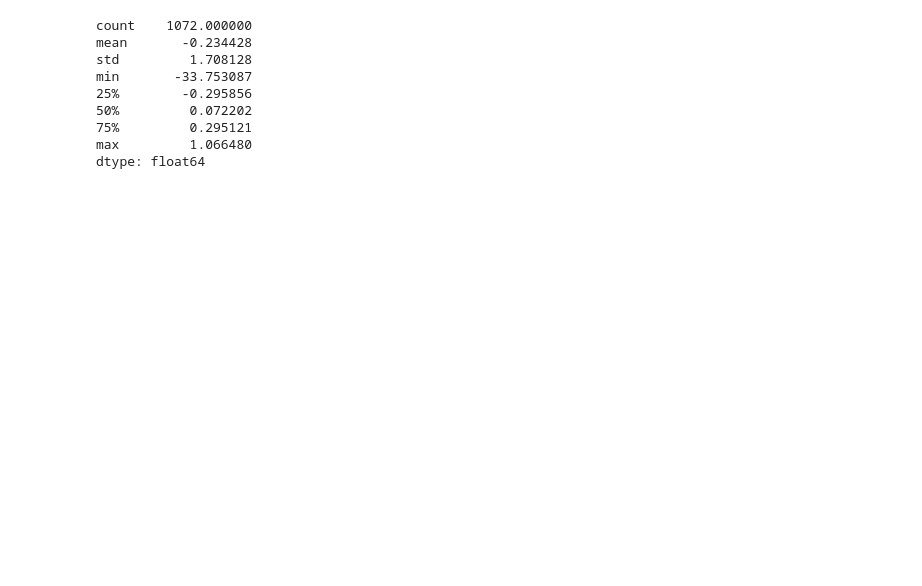
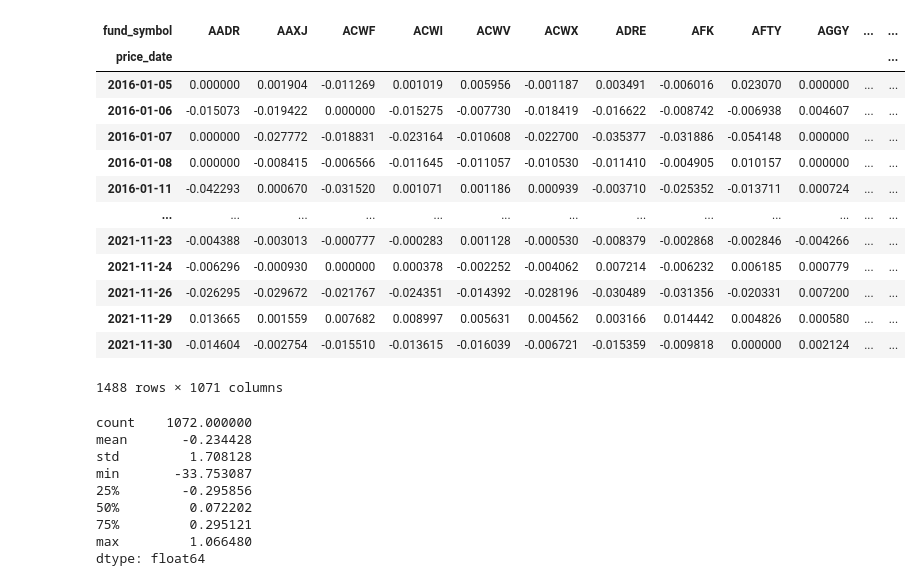
Before and after one commit to ammo888/nu_project1, a Jupyter notebook: ETF_TNX.ipynb, the cells around one changed output. Cells and saved outputs as stored; diff of their text form; code cells hidden in the pictures; blank space fills up the shorter version.

```diff
--- a/ETF_TNX.ipynb
+++ b/ETF_TNX.ipynb
@@ -9,7 +9,7 @@ import seaborn as sns
 # %%
 # Import CSV file of ETFs
 
-etf_df = pd.read_csv('ETF prices.csv', parse_dates=True, infer_datetime_format=True)
+etf_df = pd.read_csv('data/ETF prices.csv', parse_dates=True, infer_datetime_format=True)
 # %%
 # Drop unneeded columns from DataFrame
 
@@ -30,6 +30,23 @@ etf_pivot_df = etf_pivot.dropna(axis='columns')
 #Find the daily returns of each ETF
 
 etf_returns = etf_pivot_df.pct_change().dropna()
+# %%
+etf_returns
+# %% [output]
+| fund_symbol | AADR | AAXJ | ACWF | ACWI | ACWV | ACWX | ADRE | AFK | AFTY | AGGY | ... | ... |
+| price_date |  |  |  |  |  |  |  |  |  |  |  | ... |
+| 2016-01-05 | 0.000000 | 0.001904 | -0.011269 | 0.001019 | 0.005956 | -0.001187 | 0.003491 | -0.006016 | 0.023070 | 0.000000 | ... | ... |
+| 2016-01-06 | -0.015073 | -0.019422 | 0.000000 | -0.015275 | -0.007730 | -0.018419 | -0.016622 | -0.008742 | -0.006938 | 0.004607 | ... | ... |
+| 2016-01-07 | 0.000000 | -0.027772 | -0.018831 | -0.023164 | -0.010608 | -0.022700 | -0.035377 | -0.031886 | -0.054148 | 0.000000 | ... | ... |
+| 2016-01-08 | 0.000000 | -0.008415 | -0.006566 | -0.011645 | -0.011057 | -0.010530 | -0.011410 | -0.004905 | 0.010157 | 0.000000 | ... | ... |
+| 2016-01-11 | -0.042293 | 0.000670 | -0.031520 | 0.001071 | 0.001186 | 0.000939 | -0.003710 | -0.025352 | -0.013711 | 0.000724 | ... | ... |
+| ... | ... | ... | ... | ... | ... | ... | ... | ... | ... | ... | ... | ... |
+| 2021-11-23 | -0.004388 | -0.003013 | -0.000777 | -0.000283 | 0.001128 | -0.000530 | -0.008379 | -0.002868 | -0.002846 | -0.004266 | ... | ... |
+| 2021-11-24 | -0.006296 | -0.000930 | 0.000000 | 0.000378 | -0.002252 | -0.004062 | 0.007214 | -0.006232 | 0.006185 | 0.000779 | ... | ... |
+| 2021-11-26 | -0.026295 | -0.029672 | -0.021767 | -0.024351 | -0.014392 | -0.028196 | -0.030489 | -0.031356 | -0.020331 | 0.007200 | ... | ... |
+| 2021-11-29 | 0.013665 | 0.001559 | 0.007682 | 0.008997 | 0.005631 | 0.004562 | 0.003166 | 0.014442 | 0.004826 | 0.000580 | ... | ... |
+| 2021-11-30 | -0.014604 | -0.002754 | -0.015510 | -0.013615 | -0.016039 | -0.006721 | -0.015359 | -0.009818 | 0.000000 | 0.002124 | ... | ... |
+1488 rows × 1071 columns
 # %%
 # Import CSV file of 10-year Treasury rates data
 
```
Also changed, not shown: parts of 21 cells of this notebook, 1 other file.
